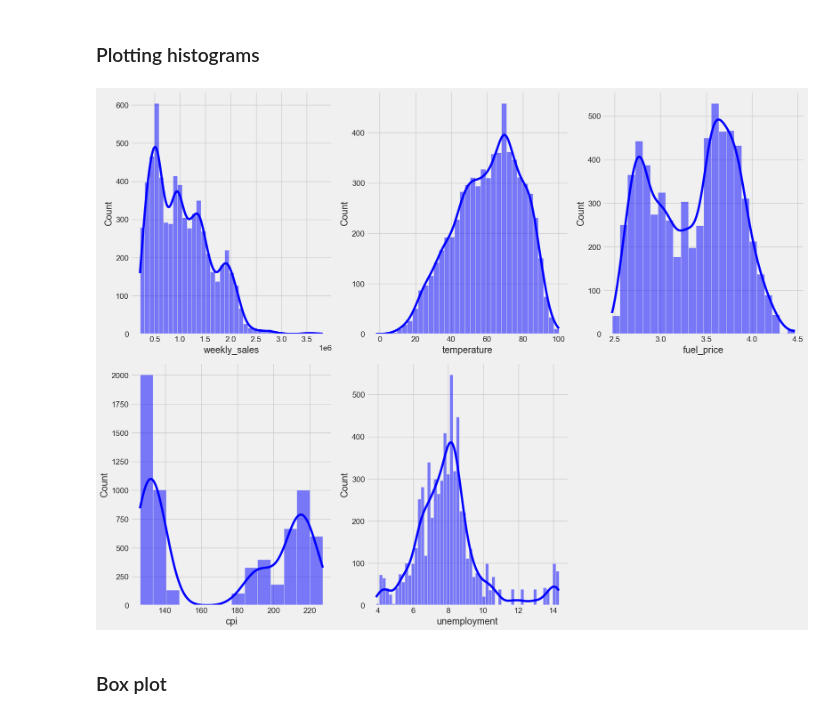
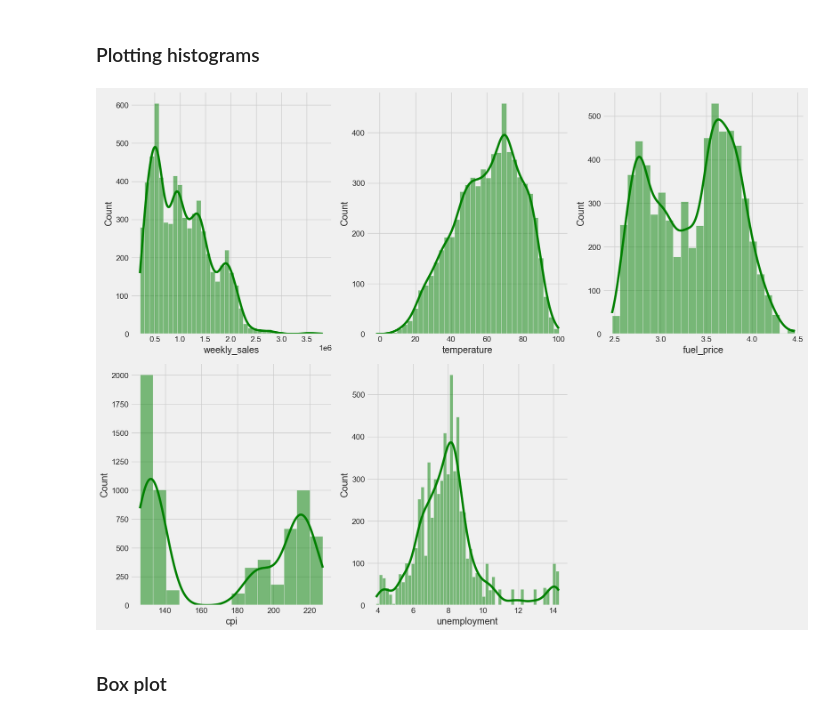
Before and after one commit to NIKHIL0653/AI_ML_DS, a Jupyter notebook: Data Analysis/Walmart/walmart-sales-analysis.ipynb, the cells around one changed output. Cells and saved outputs as stored; diff of their text form; code cells hidden in the pictures.

```diff
--- a/Data Analysis/Walmart/walmart-sales-analysis.ipynb
+++ b/Data Analysis/Walmart/walmart-sales-analysis.ipynb
@@ -196,19 +196,19 @@ data1.describe()
 # %%
 # Figure size
 plt.figure(figsize=(18, 20))
 
 # Looping through each column
 for i, col in enumerate(data1):
     # Create subplots
     plt.subplot(3, 3, i+1)
 
     # Plot histogram for the current column
-    sns.histplot(data=data1, x=col, kde=True, color = 'blue')
+    sns.histplot(data=data1, x=col, kde=True, color = 'green')
 
 plt.tight_layout()
 plt.show()
 # %% [output]
-[figure, old version]
+[figure, new version]
 # %% [markdown]
 ### Box plot
 # %%
```
Also changed, not shown: parts of 4 cells of this notebook, 1 other file.
